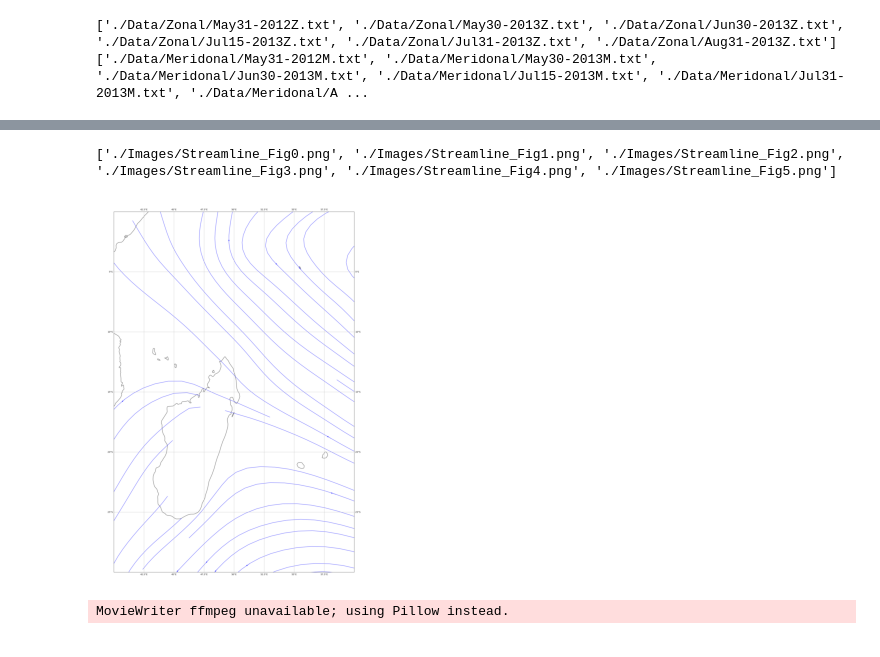
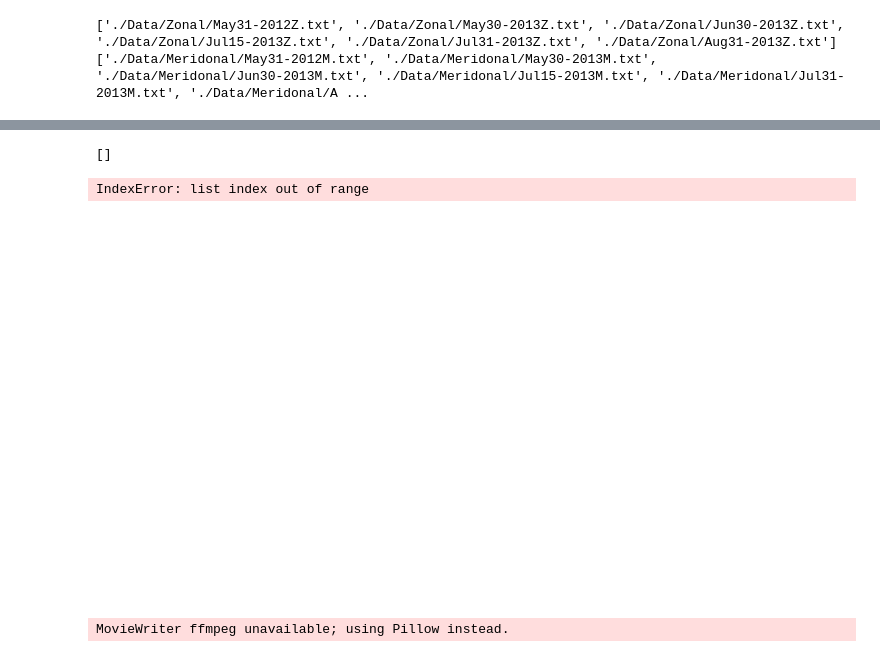
Before and after one commit to SSS-192858/Info_SciVis, a Jupyter notebook: Quiver_Plots/StreamLine.ipynb, the cells around one changed output, grey strips where cells are left out. Drawn from its saved outputs; the diff is of its cells as text; code cells hidden in the pictures.

```diff
--- a/Quiver_Plots/StreamLine.ipynb
+++ b/Quiver_Plots/StreamLine.ipynb
@@ -132,24 +139,25 @@ for d in list_dataframes:
 # %%
-files = glob.glob("./Images/Streamline*.png")
+files = glob.glob("../Images/quiver_streamline/Streamline*.png")
 files.sort()
 print(files)
 image_array = []
 for my_file in files:
 
     image = Image.open(my_file)
     image_array.append(image)
 
 # print('image_arrays shape:', np.array(image_array).shape)
 
 
 fig, ax = plt.subplots()
 ax.axis('off')  # Hide the axis
 ax.set_frame_on(False)
 # Set the initial image
 im = ax.imshow(image_array[0],animated=True)
 # %% [output]
-['./Images/Streamline_Fig0.png', './Images/Streamline_Fig1.png', './Images/Streamline_Fig2.png', './Images/Streamline_Fig3.png', './Images/Streamline_Fig4.png', './Images/Streamline_Fig5.png']
+[]
+IndexError: list index out of range
-[figure, old version]
+[figure, new version]
 # %%
 def update(i):
     im.set_array(image_array[i])
```
Also changed, not shown: parts of 2 cells of this notebook, 27 other files.
